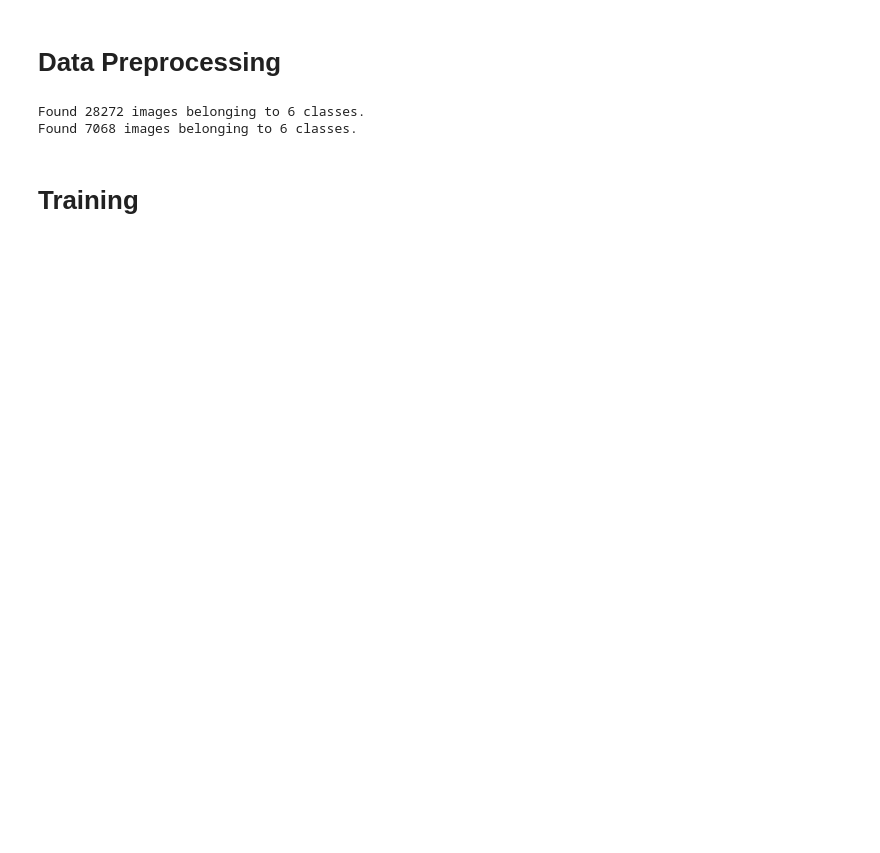
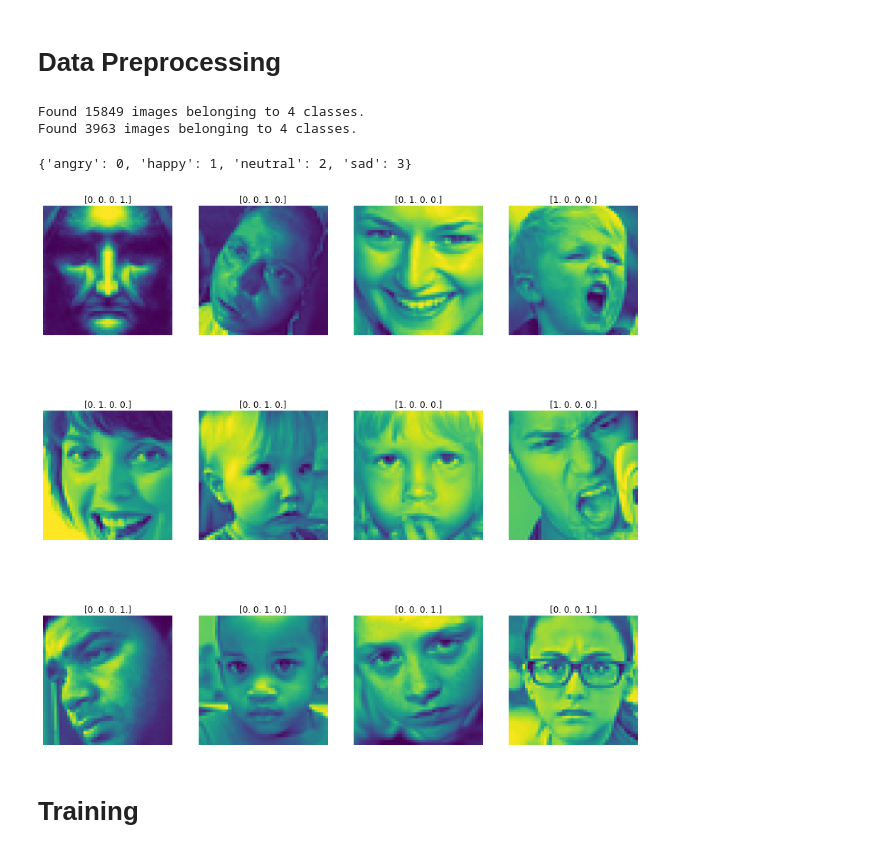
Before and after one commit to RaynoldPanjiZ/IDCamp-2022-ML-path, a Jupyter notebook: Pengembangan Machine Learning/submition3_Deployment.ipynb, the cells around one changed output. Saved outputs shown, nothing was run; the diff lists cells and outputs as text; code cells hidden in the pictures; blank space fills up the shorter version.

```diff
--- a/Pengembangan Machine Learning/submition3_Deployment.ipynb
+++ b/Pengembangan Machine Learning/submition3_Deployment.ipynb
@@ -215,10 +403,6 @@ total : 7068
 # Data Preprocessing
 # %%
 ## Augmentasi data
-
-img_height = 150
-img_width = 150
-batch_size = 35
 
 from keras.preprocessing.image import ImageDataGenerator
 training_datagen = ImageDataGenerator(
@@ -228,28 +412,52 @@ training_datagen = ImageDataGenerator(
     fill_mode='nearest',
 )
 
+validation_datagen = ImageDataGenerator(
+    rescale=1./255,
+)
+
+img_height = 150
+img_width = 150
+batch_size = 25
+
 train_generator = training_datagen.flow_from_directory(
     TRAINING_DIR,
     class_mode='categorical',
     target_size=(img_height, img_width),
-    batch_size=batch_size
-)
-
-
-
-validation_datagen = ImageDataGenerator(
-    rescale=1./255,
+    batch_size=batch_size,
+    color_mode='grayscale'
 )
 
 validation_generator = validation_datagen.flow_from_directory(
     VALIDATION_DIR,
     class_mode='categorical',
     target_size=(img_height, img_width),
-    batch_size=batch_size
+    batch_size=batch_size,
+    color_mode='grayscale'
 )
 # %% [output]
-Found 28272 images belonging to 6 classes.
-Found 7068 images belonging to 6 classes.
+Found 15849 images belonging to 4 classes.
+Found 3963 images belonging to 4 classes.
+# %%
+train_generator.class_indices
+# %% [output]
+{'angry': 0, 'happy': 1, 'neutral': 2, 'sad': 3}
+# %%
+## Plot gambar
+
+import matplotlib.pylab as plt
+
+plt.figure(figsize=[15,15])
+for i in range(12):
+    x, y = random.choice(train_generator)
+    plt.subplot(3, 4, i+1)
+    for im, lb in zip(x, y):
+        plt.title(str(lb))
+        plt.imshow(im)
+        plt.axis('off')
+plt.show()
+# %% [output]
+[figure, added]
 # %% [markdown]
 # Training
 # %%
```
Also changed, not shown: parts of 37 cells of this notebook.
